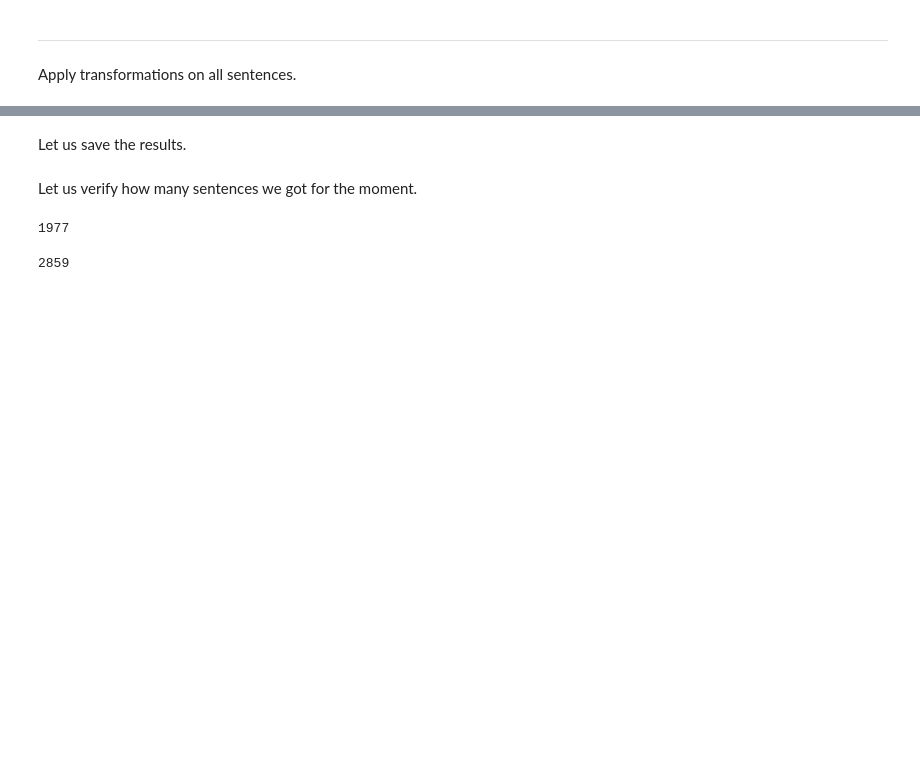
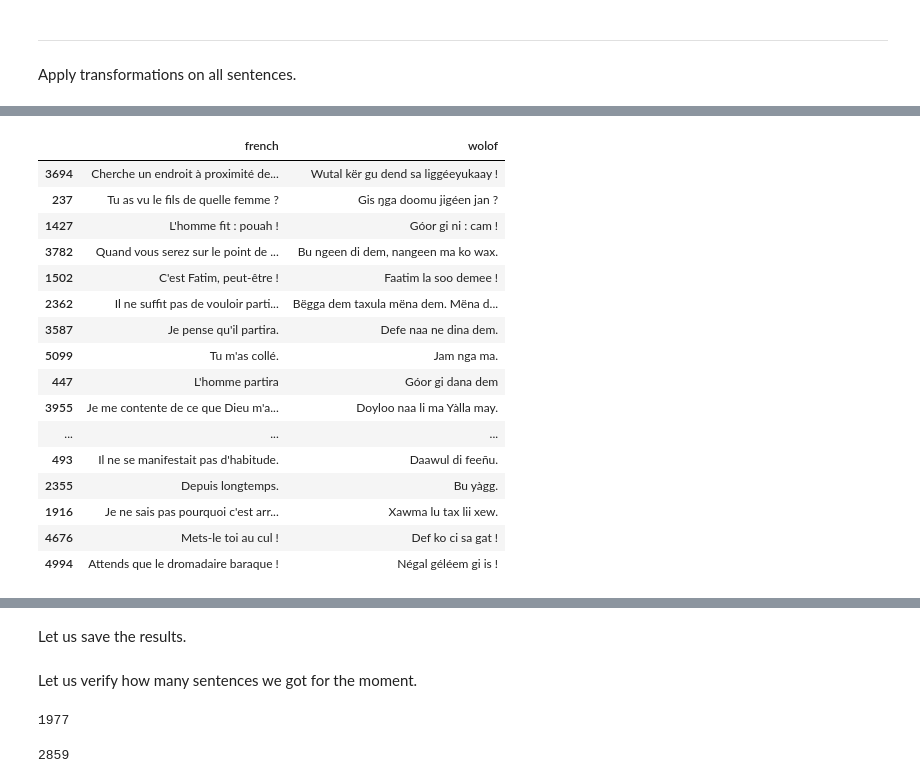
Before and after one commit to Oumar199/Wolof_traduction, a Jupyter notebook: improving_sentences_processing.ipynb, the cells around one changed output, grey strips where cells are left out. Drawn from its saved outputs; the diff is of its cells as text; code cells hidden in the pictures; blank space fills up the shorter version.

```diff
--- a/improving_sentences_processing.ipynb
+++ b/improving_sentences_processing.ipynb
@@ -1416,0 +1713,20 @@ corpora_v7.sample(74)
+# %%
+addd_sentences.sample(74)
+# %% [output]
+|  | french | wolof |
+| 3694 | Cherche un endroit à proximité de... | Wutal kër gu dend sa liggéeyukaay ! |
+| 237 | Tu as vu le fils de quelle femme ? | Gis ŋga doomu jigéen jan ? |
+| 1427 | L'homme fit : pouah ! | Góor gi ni : cam ! |
+| 3782 | Quand vous serez sur le point de ... | Bu ngeen di dem, nangeen ma ko wax. |
+| 1502 | C'est Fatim, peut-être ! | Faatim la soo demee ! |
+| 2362 | Il ne suffit pas de vouloir parti... | Bëgga dem taxula mëna dem. Mëna d... |
+| 3587 | Je pense qu'il partira. | Defe naa ne dina dem. |
+| 5099 | Tu m'as collé. | Jam nga ma. |
+| 447 | L'homme partira | Góor gi dana dem |
+| 3955 | Je me contente de ce que Dieu m'a... | Doyloo naa li ma Yàlla may. |
+| ... | ... | ... |
+| 493 | Il ne se manifestait pas d'habitude. | Daawul di feeñu. |
+| 2355 | Depuis longtemps. | Bu yàgg. |
+| 1916 | Je ne sais pas pourquoi c'est arr... | Xawma lu tax lii xew. |
+| 4676 | Mets-le toi au cul ! | Def ko ci sa gat ! |
+| 4994 | Attends que le dromadaire baraque ! | Négal géléem gi is ! |
```
Also changed, not shown: parts of 100 cells of this notebook, 21 other files.
